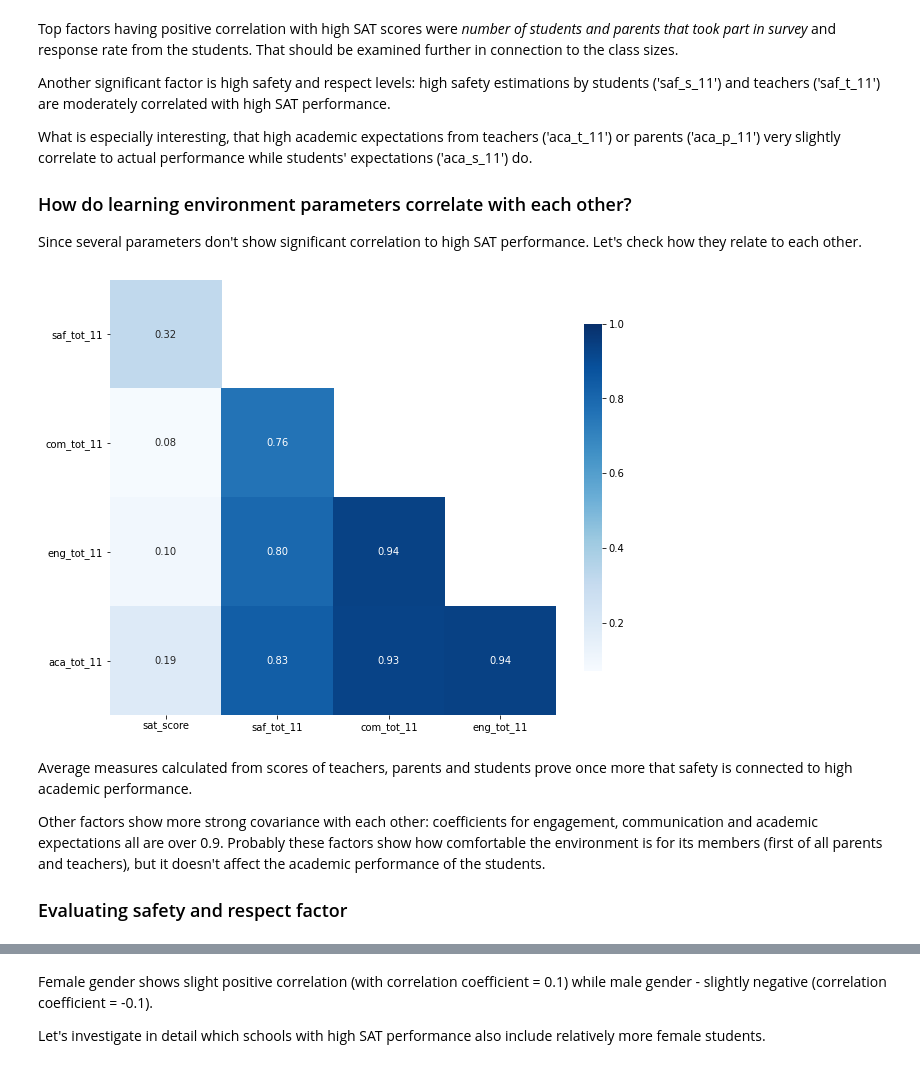
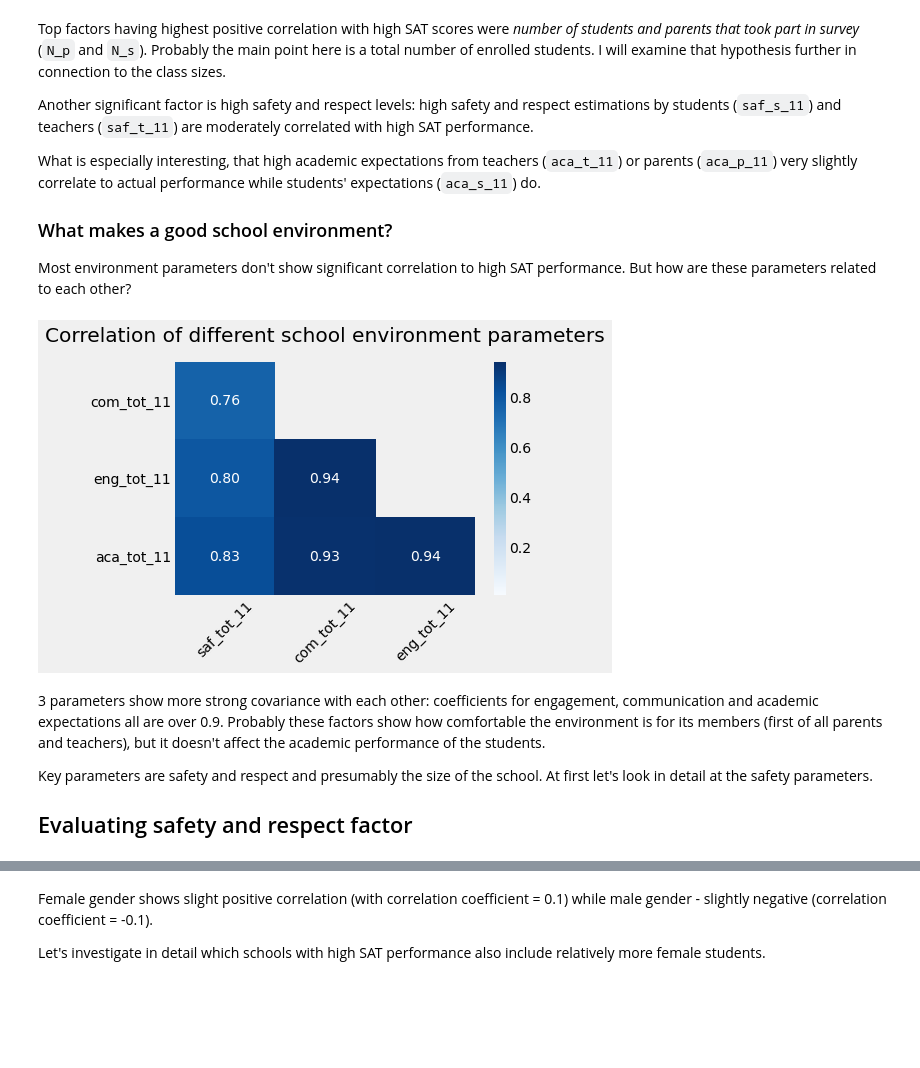
Before and after one commit to kafka-polka-dot/jupyter_projects, a Jupyter notebook: SAT_scores/SAT_scores_analysis.ipynb, the cells around one changed output, grey strips where cells are left out. Saved outputs shown, nothing was run; the diff lists cells and outputs as text; code cells hidden in the pictures; blank space fills up the shorter version.

```diff
--- a/SAT_scores/SAT_scores_analysis.ipynb
+++ b/SAT_scores/SAT_scores_analysis.ipynb
@@ -217 +280,4 @@ memory usage: 309.1+ KB
+# %%
+# delete columns
+combined = combined[top_list]
 # %% [markdown]
@@ -269,10 +340,16 @@ AP tests seem to correlate significantly *less* to other factors. Let's examine
 # %%
-combined['ap_per'] = combined['AP Test Takers ']/combined['total_enrollment']
-# create scatterplot
-combined.plot('ap_per', 'sat_score', kind='scatter', title='% AP tests vs SAT scores')
+combined['ap_per'] = combined['AP Test Takers ']/combined['total_students']
 
-# add trendline
+# create scatter plot
+combined.plot('ap_per', 'sat_score', kind='scatter')
+plt.xlabel('Percentage of AP test takers')
+plt.ylabel('SAT score')
+plt.title('% of students taking AP tests vs SAT scores', pad=20)
+
+#add trendline
 z = np.polyfit(combined['ap_per'], combined['sat_score'], 1)
 p = np.poly1d(z)
-plt.plot(combined['ap_per'],p(combined['ap_per']),'r--')
+plt.plot(combined['ap_per'], p(combined['ap_per']), 'r--', linewidth=0.8)
+
+plt.show()
 # %% [output]
@@ -334,38 +422,38 @@ combined.corr()['sat_score'][survey_fields].plot.bar()
 # %% [markdown]
-Top factors having positive correlation with high SAT scores were *number of students and parents that took part in survey* and response rate from the students. That should be examined further in connection to the class sizes.
+Top factors having highest positive correlation with high SAT scores were *number of students and parents that took part in survey* (`N_p` and `N_s`). Probably the main point here is a total number of enrolled students. I will examine that hypothesis further in connection to the class sizes.
 
-Another significant factor is high safety and respect levels: high safety estimations by students ('saf_s_11') and teachers ('saf_t_11') are moderately correlated with high SAT performance.
+Another significant factor is high safety and respect levels: high safety and respect estimations by students (`saf_s_11`) and teachers (`saf_t_11`) are moderately correlated with high SAT performance.
 
-What is especially interesting, that high academic expectations from teachers ('aca_t_11') or parents ('aca_p_11') very slightly correlate to actual performance while students' expectations ('aca_s_11') do.
+What is especially interesting, that high academic expectations from teachers (`aca_t_11`) or parents (`aca_p_11`) very slightly correlate to actual performance while students' expectations (`aca_s_11`) do.
 
-### How do learning environment parameters correlate with each other?
+### What makes a good school environment?
 
-Since several parameters don't show significant correlation to high SAT performance. Let's check how they relate to each other.
+Most environment parameters don't show significant correlation to high SAT performance. But how are these parameters related to each other?
+# %%
+# create correlation matrix for total parameters
+survey_corr = combined.loc[:, ['saf_tot_11', 'com_tot_11', 'eng_tot_11', 'aca_tot_11']]
+correlations = survey_corr.corr()
 # %%
-# create correlation matrix
-survey_corr = combined.loc[:, ['sat_score', 'saf_tot_11', 'com_tot_11', 'eng_tot_11', 'aca_tot_11']]
-correlations = survey_corr.corr()
-
-fig, ax = plt.subplots(figsize=(10, 8))
+fig, ax = plt.subplots(figsize=(6, 4))
 
 # create mask with half of the matrix
 mask = np.triu(np.ones_like(correlations, dtype=np.bool))
 
-# adjust mask and dataframe deleting the main diagonal row
+# adjust mask and dataframe deleting the main diagonal row(разобраться)
 mask = mask[1:, :-1]
 corr = correlations.iloc[1:,:-1].copy()
 
 # plot heatmap
-sb.heatmap(corr, mask=mask, annot=True, fmt='.2f', cmap='Blues',
-           vmin=0.07, vmax=1, cbar_kws={'shrink': .8})
-# yticks
-plt.yticks(rotation=0)
+sns.heatmap(corr, mask=mask, annot=True, fmt='.2f', cmap='Blues', vmin=0.01)
+plt.title('Correlation of different school environment parameters', pad=20)
+plt.xticks(rotation=45)
+
 plt.show()
 # %% [output]
-[figure, old version]
+[figure, new version]
 # %% [markdown]
-Average measures calculated from scores of teachers, parents and students prove once more that safety is connected to high academic performance.
+3 parameters show more strong covariance with each other: coefficients for engagement, communication and academic expectations all are over 0.9. Probably these factors show how comfortable the environment is for its members (first of all parents and teachers), but it doesn't affect the academic performance of the students.
 
-Other factors show more strong covariance with each other: coefficients for engagement, communication and academic expectations all are over 0.9. Probably these factors show how comfortable the environment is for its members (first of all parents and teachers), but it doesn't affect the academic performance of the students.
+Key parameters are safety and respect and presumably the size of the school. At first let's look in detail at the safety parameters.
 
-### Evaluating safety and respect factor
+## Evaluating safety and respect factor
```
Also changed, not shown: parts of 85 cells of this notebook.
